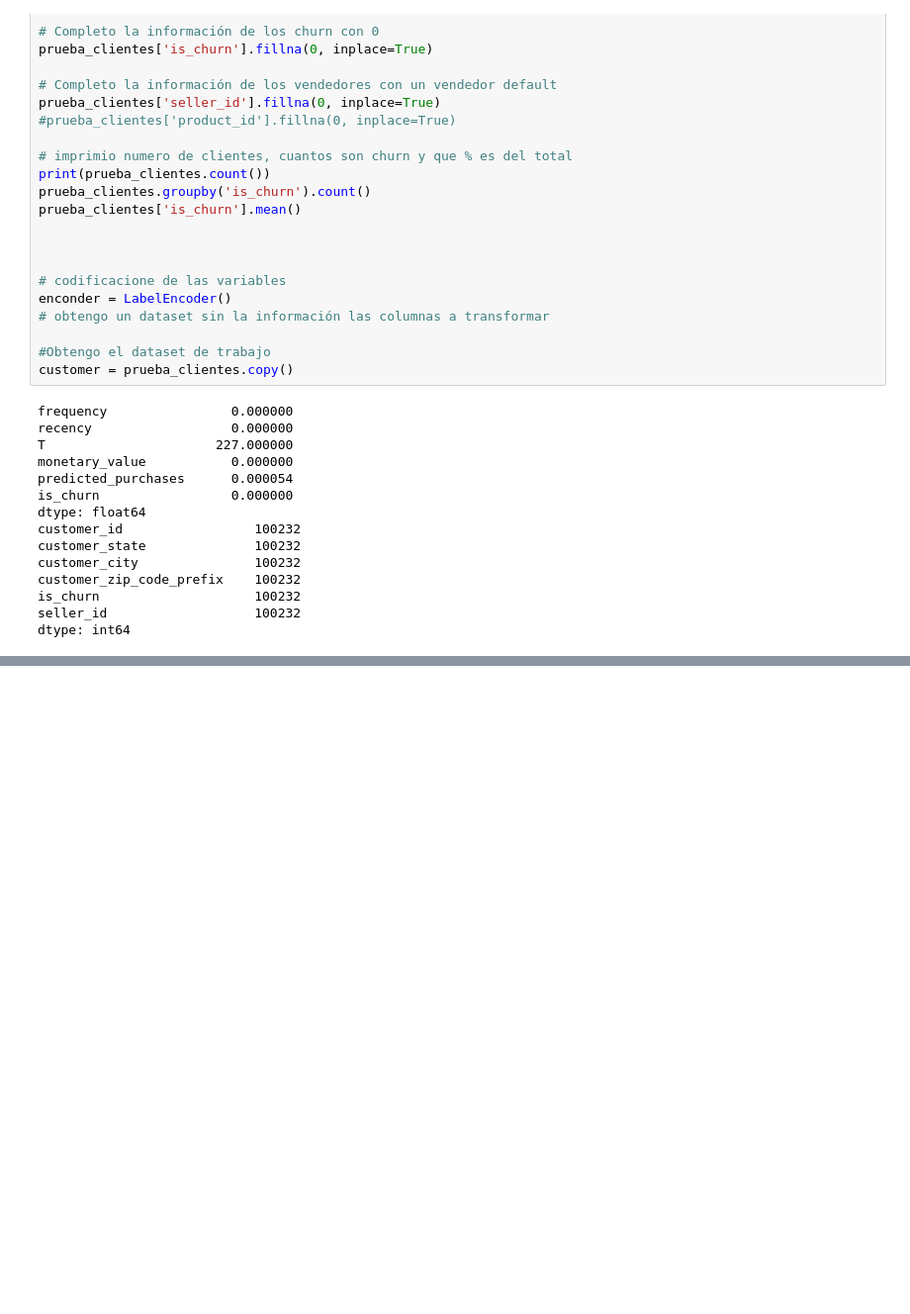
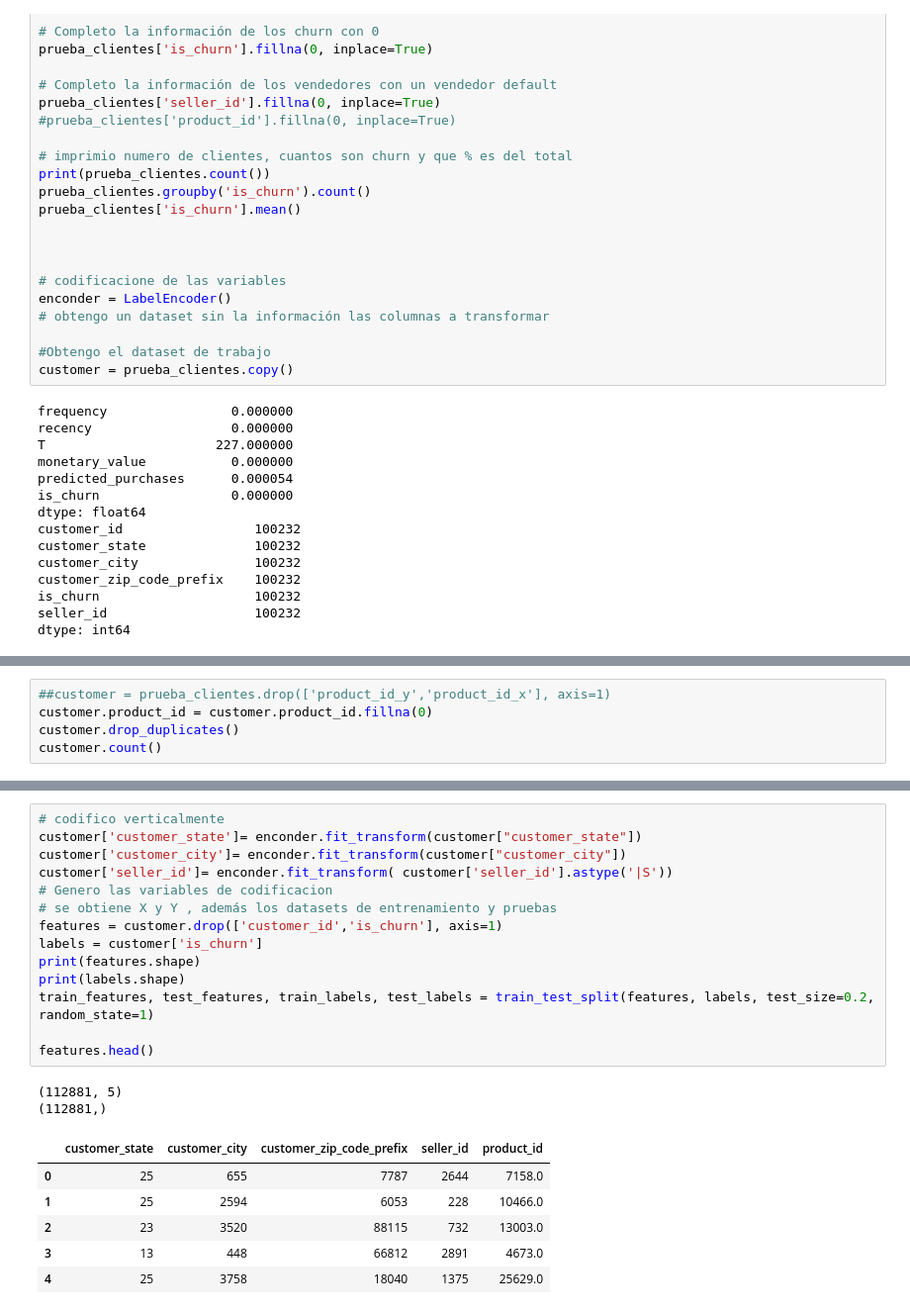
Before and after one commit to masdatascience/AI, a Jupyter notebook: AI_TFM_04.ipynb, the cells around one changed output, grey strips where cells are left out. Shown at 99% size. Drawn from its saved outputs; the diff is of its cells as text; blank space fills up the shorter version.

```diff
--- a/AI_TFM_04.ipynb
+++ b/AI_TFM_04.ipynb
@@ -427,0 +506,5 @@ customer.head()
+# %%
+##customer = prueba_clientes.drop(['product_id_y','product_id_x'], axis=1)
+customer.product_id = customer.product_id.fillna(0)
+customer.drop_duplicates()
+customer.count()
@@ -427,0 +520,23 @@ customer.head()
+# %%
+# codifico verticalmente
+customer['customer_state']= enconder.fit_transform(customer["customer_state"])
+customer['customer_city']= enconder.fit_transform(customer["customer_city"])
+customer['seller_id']= enconder.fit_transform( customer['seller_id'].astype('|S'))
+# Genero las variables de codificacion
+# se obtiene X y Y , además los datasets de entrenamiento y pruebas
+features = customer.drop(['customer_id','is_churn'], axis=1)
+labels = customer['is_churn']
+print(features.shape)
+print(labels.shape)
+train_features, test_features, train_labels, test_labels = train_test_split(features, labels, test_size=0.2, random_state=1)
+
+features.head()
+# %% [output]
+(112881, 5)
+(112881,)
+|  | customer_state | customer_city | customer_zip_code_prefix | seller_id | product_id |
+| 0 | 25 | 655 | 7787 | 2644 | 7158.0 |
+| 1 | 25 | 2594 | 6053 | 228 | 10466.0 |
+| 2 | 23 | 3520 | 88115 | 732 | 13003.0 |
+| 3 | 13 | 448 | 66812 | 2891 | 4673.0 |
+| 4 | 25 | 3758 | 18040 | 1375 | 25629.0 |
```
Also changed, not shown: parts of 22 cells of this notebook.
